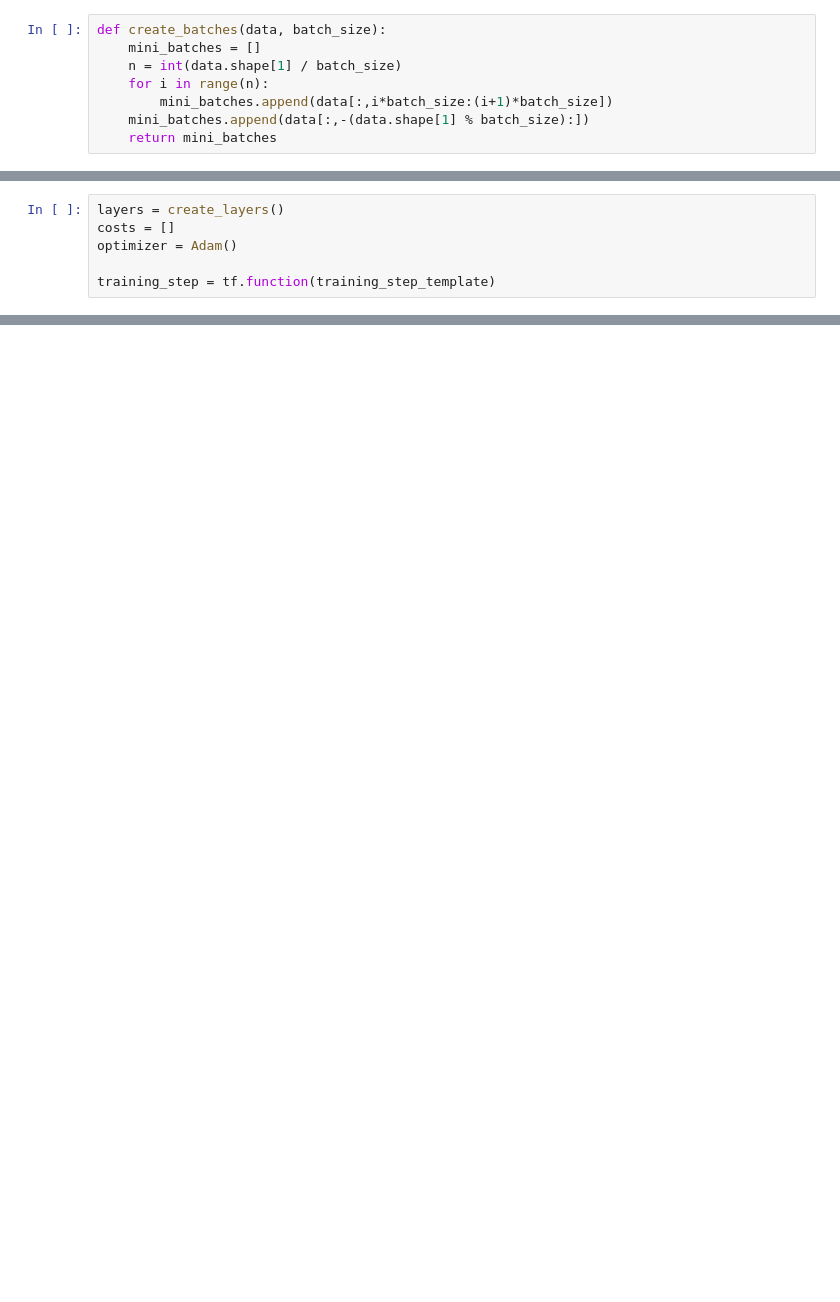
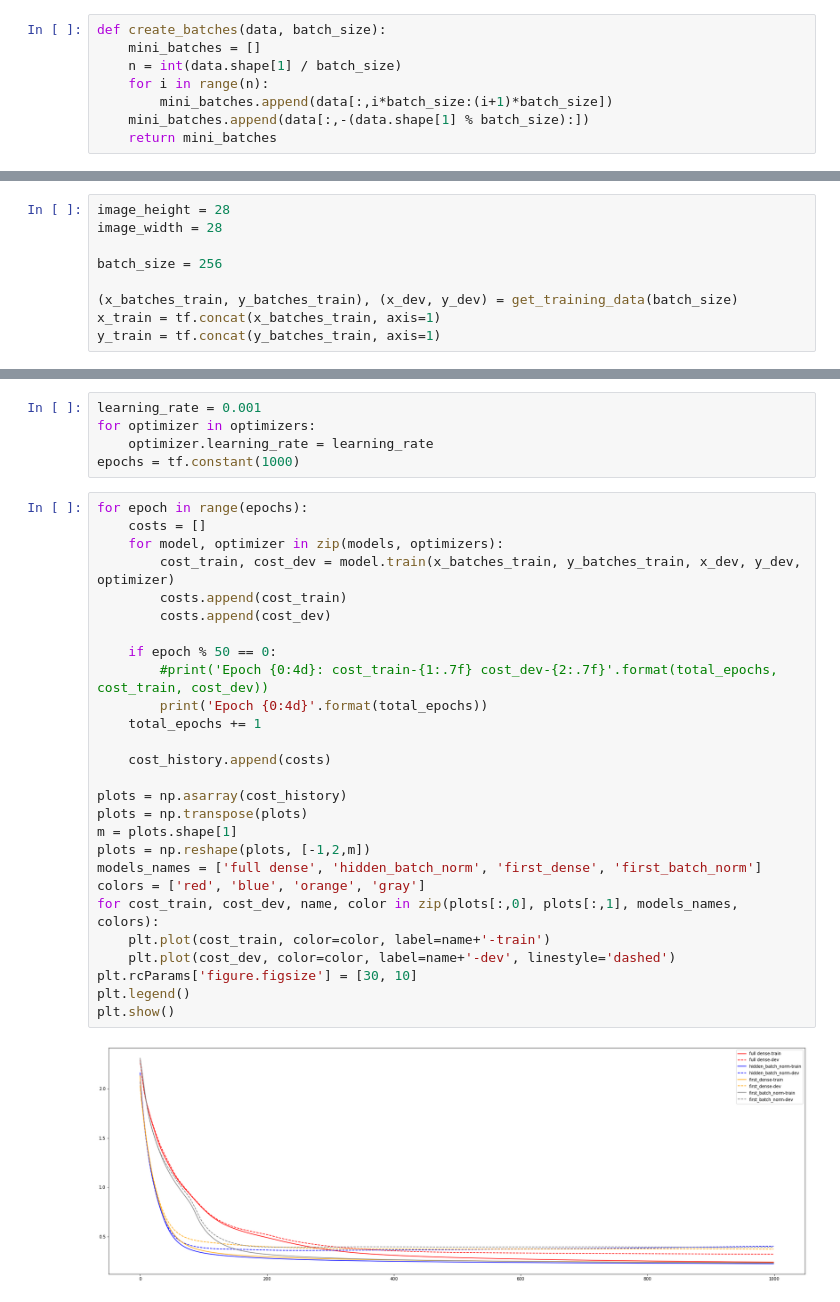
Before and after one commit to asarwinski/NeuralNetworks, a Jupyter notebook: MNIST/mnist.ipynb, the cells around one changed output, grey strips where cells are left out. Saved outputs shown, nothing was run; the diff lists cells and outputs as text; blank space fills up the shorter version.

```diff
--- a/MNIST/mnist.ipynb
+++ b/MNIST/mnist.ipynb
@@ -273,6 +237,0 @@ batch_size = 256
-# %%
-layers = create_layers()
-costs = []
-optimizer = Adam()
-
-training_step = tf.function(training_step_template)
@@ -294,0 +246,9 @@ plt.show()
+# %%
+image_height = 28
+image_width = 28
+
+batch_size = 256
+
+(x_batches_train, y_batches_train), (x_dev, y_dev) = get_training_data(batch_size)
+x_train = tf.concat(x_batches_train, axis=1)
+y_train = tf.concat(y_batches_train, axis=1)
@@ -295 +274,35 @@ plt.show()
+# %%
+learning_rate = 0.001
+for optimizer in optimizers:
+    optimizer.learning_rate = learning_rate
+epochs = tf.constant(1000)
+# %%
+for epoch in range(epochs):
+    costs = []
+    for model, optimizer in zip(models, optimizers):
+        cost_train, cost_dev = model.train(x_batches_train, y_batches_train, x_dev, y_dev, optimizer)
+        costs.append(cost_train)
+        costs.append(cost_dev)
+
+    if epoch % 50 == 0:
+        #print('Epoch {0:4d}: cost_train-{1:.7f} cost_dev-{2:.7f}'.format(total_epochs, cost_train, cost_dev))
+        print('Epoch {0:4d}'.format(total_epochs))
+    total_epochs += 1
+
+    cost_history.append(costs)
+
+plots = np.asarray(cost_history)
+plots = np.transpose(plots)
+m = plots.shape[1]
+plots = np.reshape(plots, [-1,2,m])
+models_names = ['full dense', 'hidden_batch_norm', 'first_dense', 'first_batch_norm']
+colors = ['red', 'blue', 'orange', 'gray']
+for cost_train, cost_dev, name, color in zip(plots[:,0], plots[:,1], models_names, colors):
+    plt.plot(cost_train, color=color, label=name+'-train')
+    plt.plot(cost_dev, color=color, label=name+'-dev', linestyle='dashed')
+plt.rcParams['figure.figsize'] = [30, 10]
+plt.legend()
+plt.show()
+# %% [output]
+[figure, added]
 # %%
```
Also changed, not shown: parts of 15 cells of this notebook.
